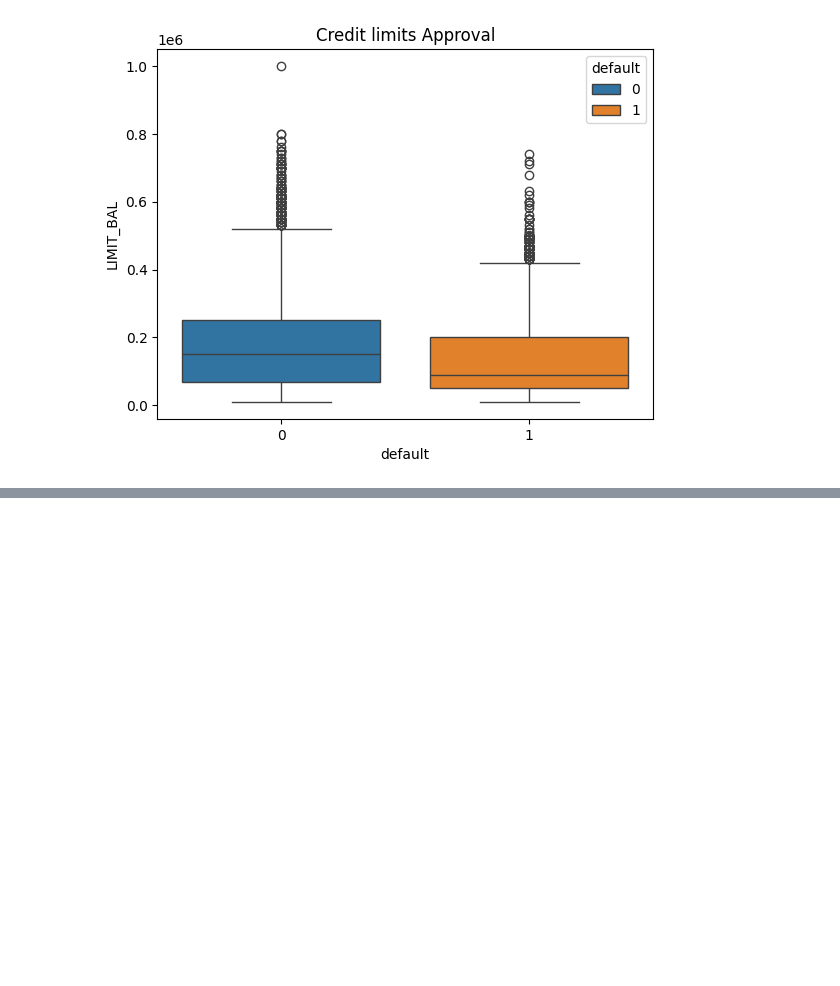
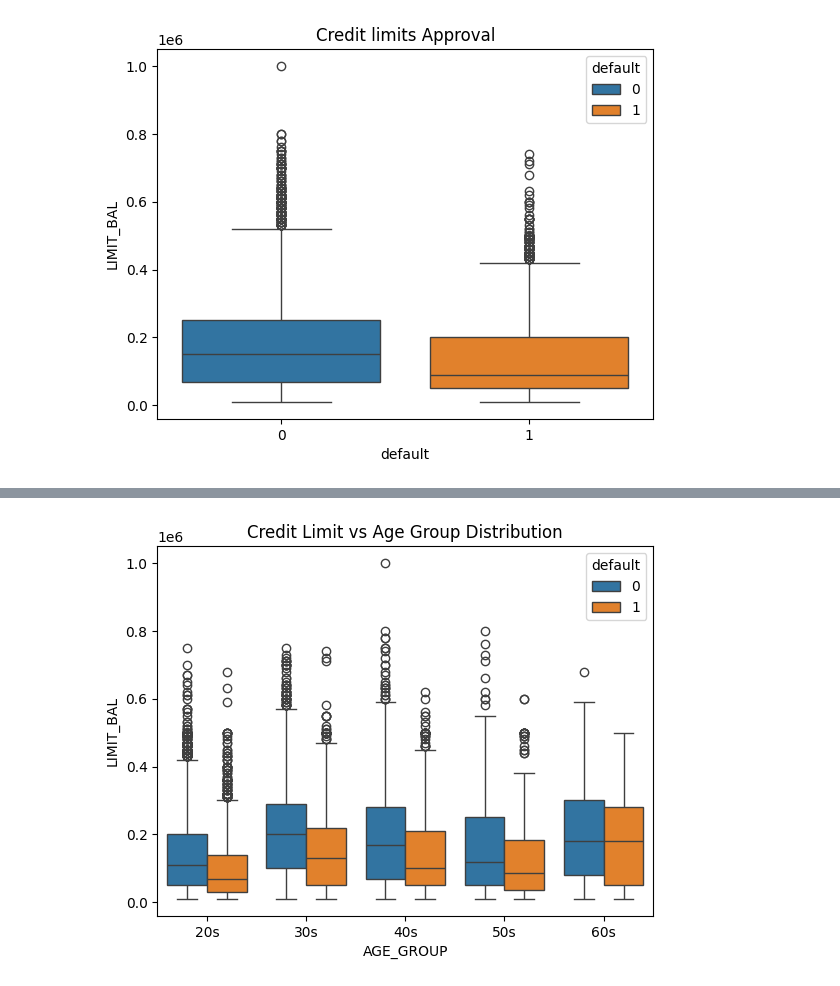
Before and after one commit to Saroj94/Credit-Card-default-prediction, a Jupyter notebook: Experiment/Analysis/credit_analysis.ipynb, the cells around one changed output, grey strips where cells are left out. Saved outputs shown, nothing was run; the diff lists cells and outputs as text; code cells hidden in the pictures; blank space fills up the shorter version.

Commit message:
Financial analysis started with other feature

```diff
--- a/Experiment/Analysis/credit_analysis.ipynb
+++ b/Experiment/Analysis/credit_analysis.ipynb
@@ -286,0 +296,8 @@ plt.show()
+# %%
+## More analysis
+## Credit limit Vs Age Group
+sns.boxplot(x='AGE_GROUP', y='LIMIT_BAL', hue='default', data=credit)
+plt.title("Credit Limit vs Age Group Distribution")
+plt.show()
+# %% [output]
+[figure, added]
```
Also changed, not shown: parts of 2 cells of this notebook.
